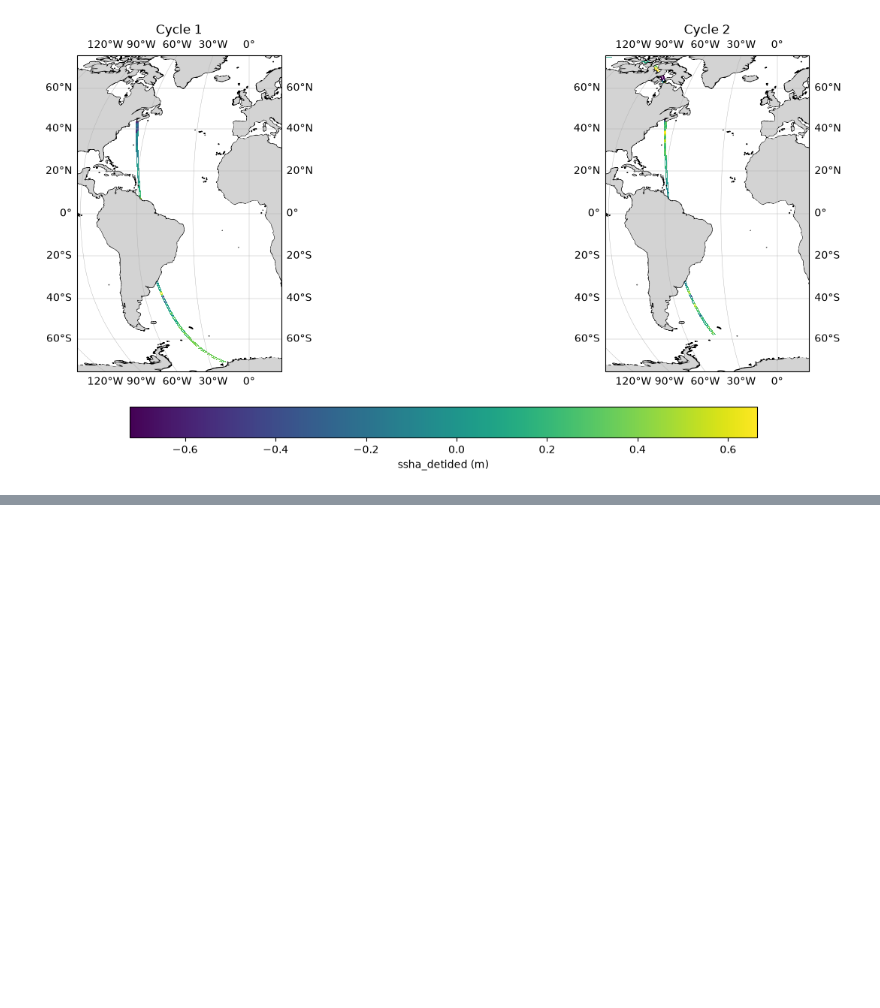
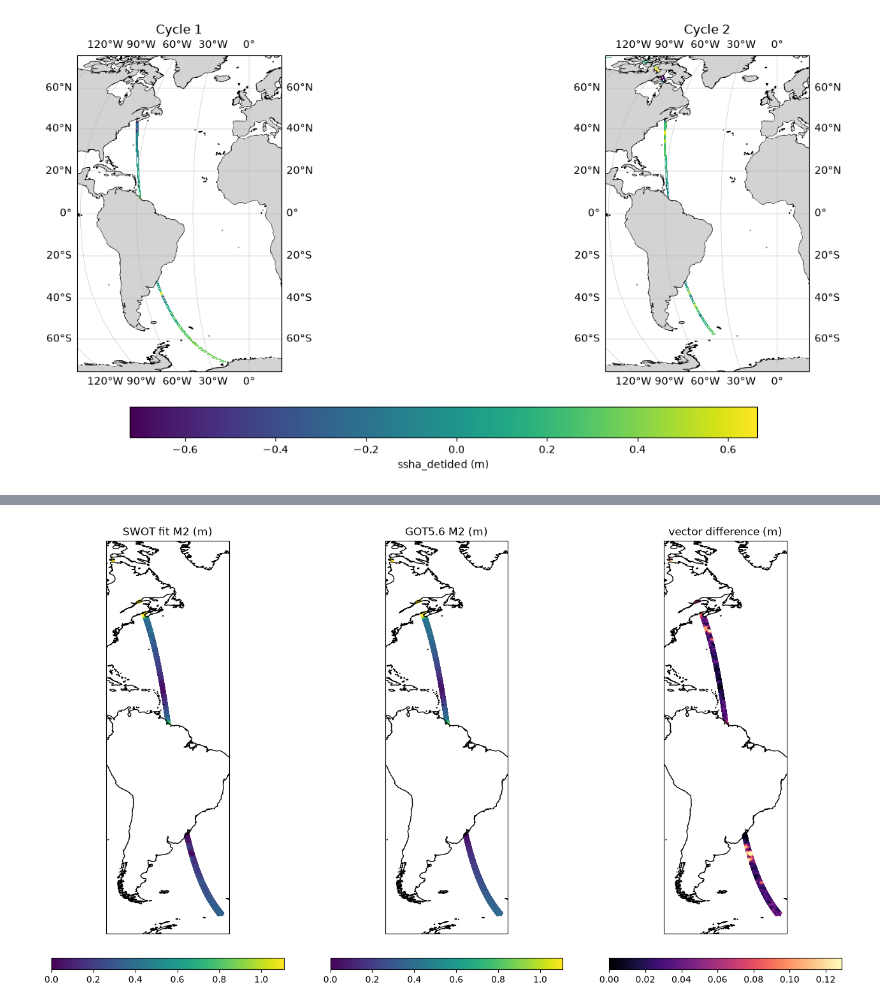
Before and after one commit to zsk4/SWOT_Global_Tides, a Jupyter notebook: SWOT_Tides_Test.ipynb, the cells around one changed output, grey strips where cells are left out. Cells and saved outputs as stored; diff of their text form; code cells hidden in the pictures; blank space fills up the shorter version.

```diff
--- a/SWOT_Tides_Test.ipynb
+++ b/SWOT_Tides_Test.ipynb
@@ -302,0 +309,11 @@ lines with usable points: 3893 range: 1294 8334
+# %%
+# Load GOT5.6 and compare at the same lats/lons
+amp_s = tide_fit["amplitude"].values          # (const, lines, pixels)
+pha_s = tide_fit["phase"].values
+lat_s = tide_fit["latitude"].values           # (lines, pixels)
+lon_s = tide_fit["longitude"].values
+
+valid = np.isfinite(amp_s).all(axis=0)
+jj, ii = np.where(valid)
+lon_p, lat_p = lon_s[jj, ii], lat_s[jj, ii]
+names = [c.lower() for c in constits]
@@ -302,0 +342,13 @@ lines with usable points: 3893 range: 1294 8334
+# %%
+A_s = amp_s[:, jj, ii]
+P_s = pha_s[:, jj, ii]
+
+dA = A_s - amp_f
+dP = (P_s - pha_f + 180) % 360 - 180
+vec = np.sqrt(A_s**2 + amp_f**2 - 2*A_s*amp_f*np.cos(np.radians(P_s - pha_f)))
+
+# Vector diff in amp and phase
+for k, c in enumerate(constits):
+    print(f"{c}: median |dA| = {np.nanmedian(np.abs(dA[k]))*100:5.1f} cm | "
+          f"median |dphase| = {np.nanmedian(np.abs(dP[k])):5.1f}° | "
+          f"RMS vector diff = {np.sqrt(np.nanmean(vec[k]**2))*100:5.1f} cm")
@@ -302,0 +364,13 @@ lines with usable points: 3893 range: 1294 8334
+# %%
+k = constits.index("M2")
+fig, axs = plt.subplots(1, 3, figsize=(16, 10), subplot_kw={"projection": ccrs.PlateCarree()})
+for ax, v, ttl, cm, lim in zip(
+        axs, [A_s[k], amp_f[k], vec[k]],
+        ["SWOT fit M2 (m)", "GOT5.6 M2 (m)", "vector difference (m)"],
+        ["viridis", "viridis", "magma"],
+        [(0, np.nanpercentile(amp_f[k], 98))]*2 + [(0, np.nanpercentile(vec[k], 98))]):
+    sc = ax.scatter(lon_p, lat_p, c=v, s=1, cmap=cm, vmin=lim[0], vmax=lim[1], transform=ccrs.PlateCarree())
+    ax.coastlines(); ax.set_title(ttl); plt.colorbar(sc, ax=ax, orientation="horizontal", pad=0.05)
+plt.show()
+# %% [output]
+[figure, added]
```
Also changed, not shown: parts of 17 cells of this notebook, 2 other files.
